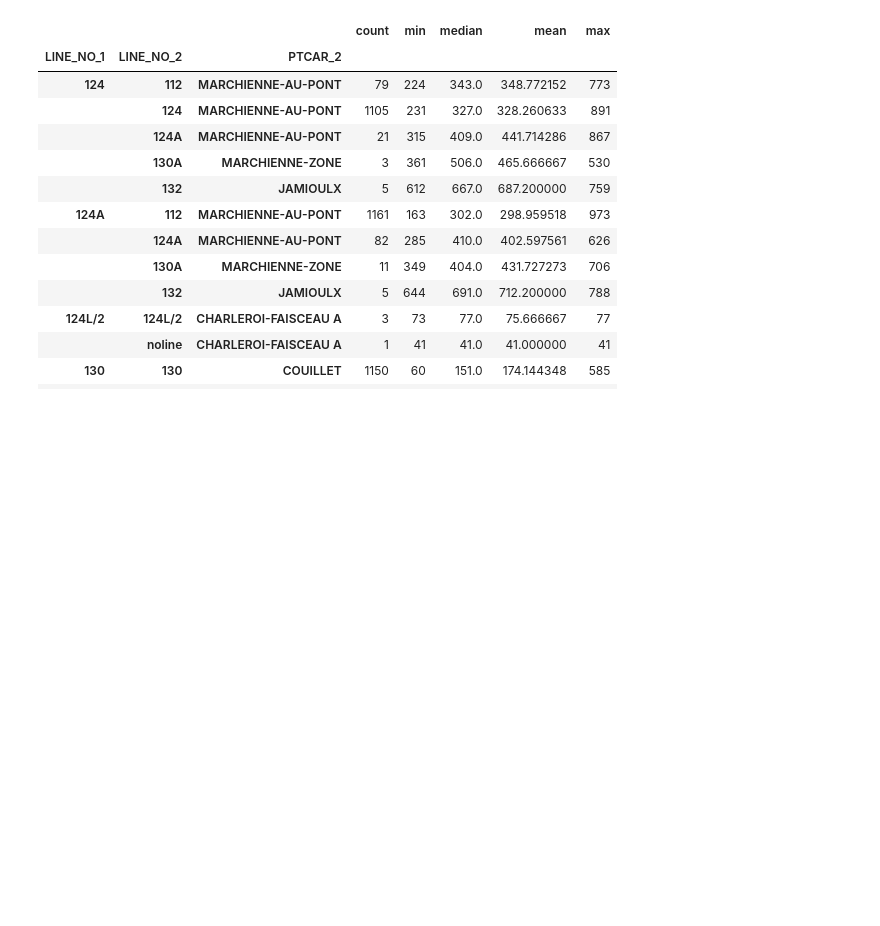
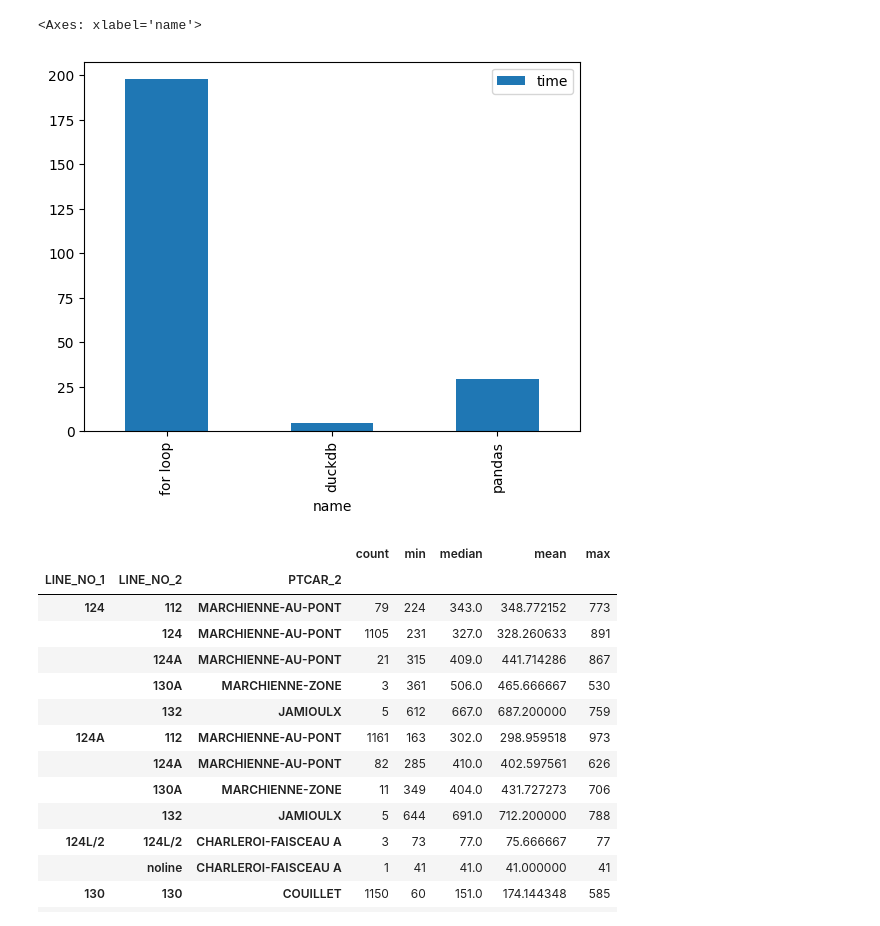
Before and after one commit to Thib-G/iter, a Jupyter notebook: 1-reframe_df.ipynb, the cells around one changed output. Saved outputs shown, nothing was run; the diff lists cells and outputs as text; code cells hidden in the pictures; blank space fills up the shorter version.

Commit message:
Test duckdb

```diff
--- a/1-reframe_df.ipynb
+++ b/1-reframe_df.ipynb
@@ -143,2 +202,7 @@ Length: 1774547, dtype: datetime64[ns]
+# %%
+times = []
 # %%
-%time df1 = reframe_df(df)
+start = time.time()
+df1 = reframe_df(df.copy())
+end = time.time()
+times.append(dict(name='for loop', time=(end - start)))
@@ -148,2 +209,5 @@ Wall time: 1min 23s
 # %%
-%time df2 = reframe_df_duckdb(df)
+start = time.time()
+df2 = reframe_df_duckdb(df.copy())
+end = time.time()
+times.append(dict(name='duckdb', time=(end - start)))
@@ -153,3 +214,13 @@ Wall time: 2.39 s
+# %%
+start = time.time()
+df3 = reframe_df_pandas(df.copy())
+end = time.time()
+times.append(dict(name='pandas', time=(end - start)))
+# %%
+pd.DataFrame(times).set_index('name').plot(kind='bar')
+# %% [output]
+<Axes: xlabel='name'>
+[figure, added]
 # %%
 df1.loc[df1['PTCAR_1'] == 'CHARLEROI-CENTRAL',:].groupby(['LINE_NO_1', 'LINE_NO_2', 'PTCAR_2'])['REAL_TIME'].aggregate(['count', 'min', 'median', 'mean', 'max'])
 # %% [output]
```
Also changed, not shown: parts of 13 cells of this notebook, 3 other files.
